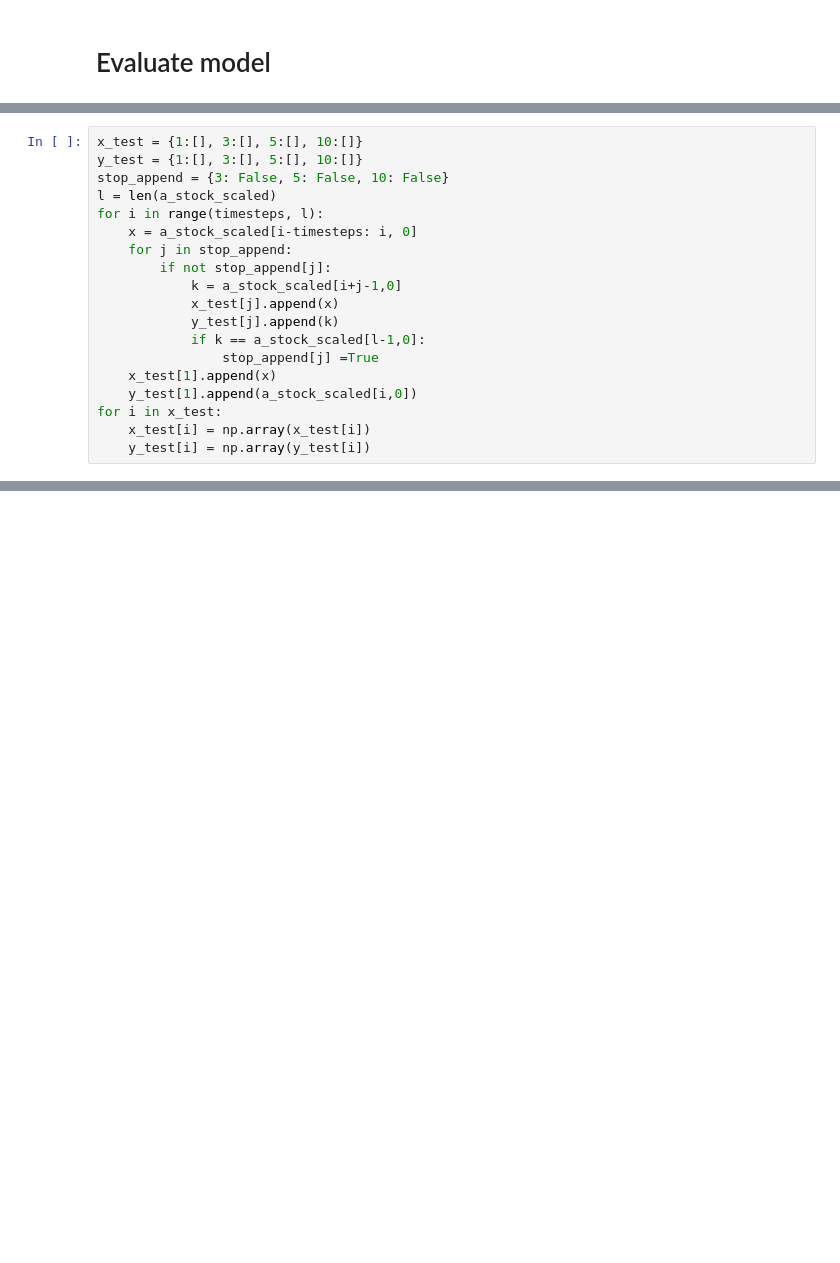
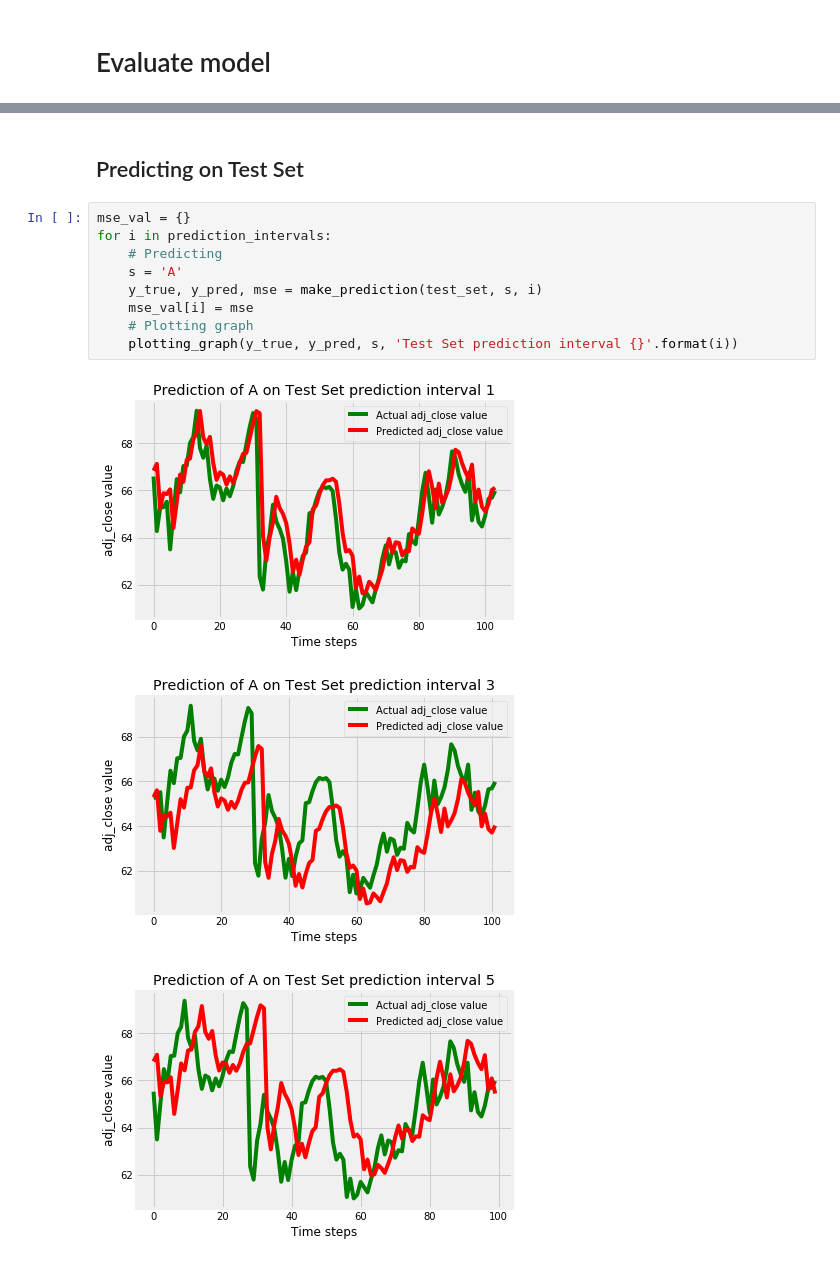
Before and after one commit to sey-kh/internship-tw, a Jupyter notebook: gru_model_historical_stock_prices.ipynb, the cells around one changed output, grey strips where cells are left out. Drawn from its saved outputs; the diff is of its cells as text; blank space fills up the shorter version.

```diff
--- a/gru_model_historical_stock_prices.ipynb
+++ b/gru_model_historical_stock_prices.ipynb
@@ -142,20 +202 @@ a_stock_scaled = sc.transform(a_stock)
-# %%
-x_test = {1:[], 3:[], 5:[], 10:[]}
-y_test = {1:[], 3:[], 5:[], 10:[]}
-stop_append = {3: False, 5: False, 10: False}
-l = len(a_stock_scaled)
-for i in range(timesteps, l):
-    x = a_stock_scaled[i-timesteps: i, 0]
-    for j in stop_append:
-        if not stop_append[j]:
-            k = a_stock_scaled[i+j-1,0]
-            x_test[j].append(x)
-            y_test[j].append(k)
-            if k == a_stock_scaled[l-1,0]:
-                stop_append[j] =True
-    x_test[1].append(x)
-    y_test[1].append(a_stock_scaled[i,0])
-for i in x_test:
-    x_test[i] = np.array(x_test[i])
-    y_test[i] = np.array(y_test[i])
 # %%
@@ -187,0 +249,15 @@ MSE of prediction inveral = 10: 48.60800958875572
+# %% [markdown]
+## Predicting on Test Set
+# %%
+mse_val = {}
+for i in prediction_intervals:
+    # Predicting
+    s = 'A'
+    y_true, y_pred, mse = make_prediction(test_set, s, i)
+    mse_val[i] = mse
+    # Plotting graph
+    plotting_graph(y_true, y_pred, s, 'Test Set prediction interval {}'.format(i))
+# %% [output]
+[figure, added]
+[figure, added]
+[figure, added]
```
Also changed, not shown: parts of 20 cells of this notebook.
